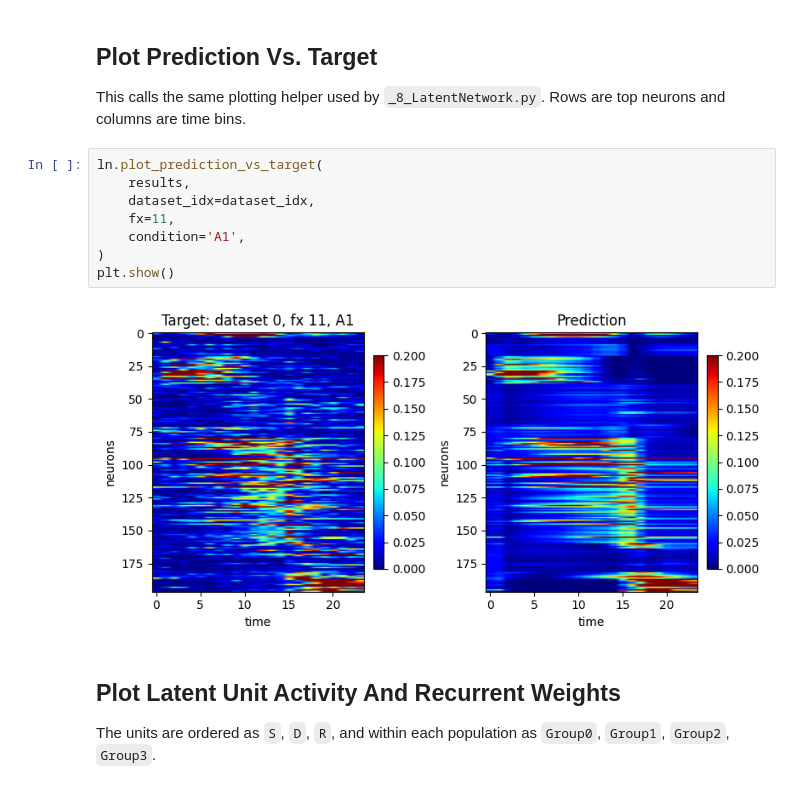
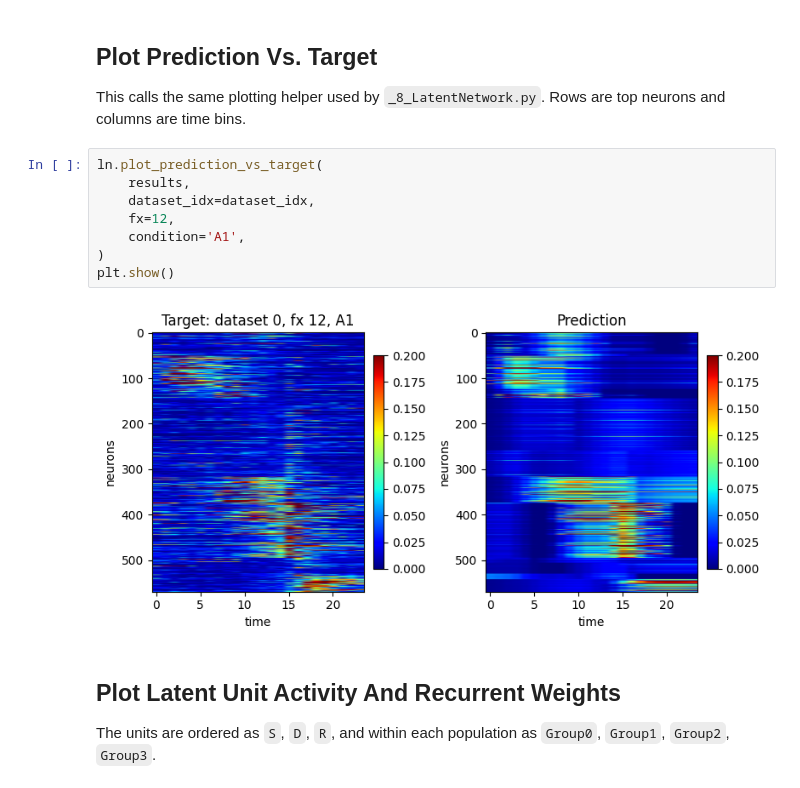
Before and after one commit to chrismkkim/ALMContinualLearning, a Jupyter notebook: _8_LatentNetwork_Notebook.ipynb, the cells around one changed output. Saved outputs shown, nothing was run; the diff lists cells and outputs as text.

```diff
--- a/_8_LatentNetwork_Notebook.ipynb
+++ b/_8_LatentNetwork_Notebook.ipynb
@@ -66,13 +73,13 @@ This calls the same plotting helper used by `_8_LatentNetwork.py`. Rows are top
 # %%
 ln.plot_prediction_vs_target(
     results,
     dataset_idx=dataset_idx,
-    fx=11,
+    fx=12,
     condition='A1',
 )
 plt.show()
 # %% [output]
-[figure, old version]
+[figure, new version]
 # %% [markdown]
 ## Plot Latent Unit Activity And Recurrent Weights
 
```
Also changed, not shown: parts of 13 cells of this notebook, 2 other files.
